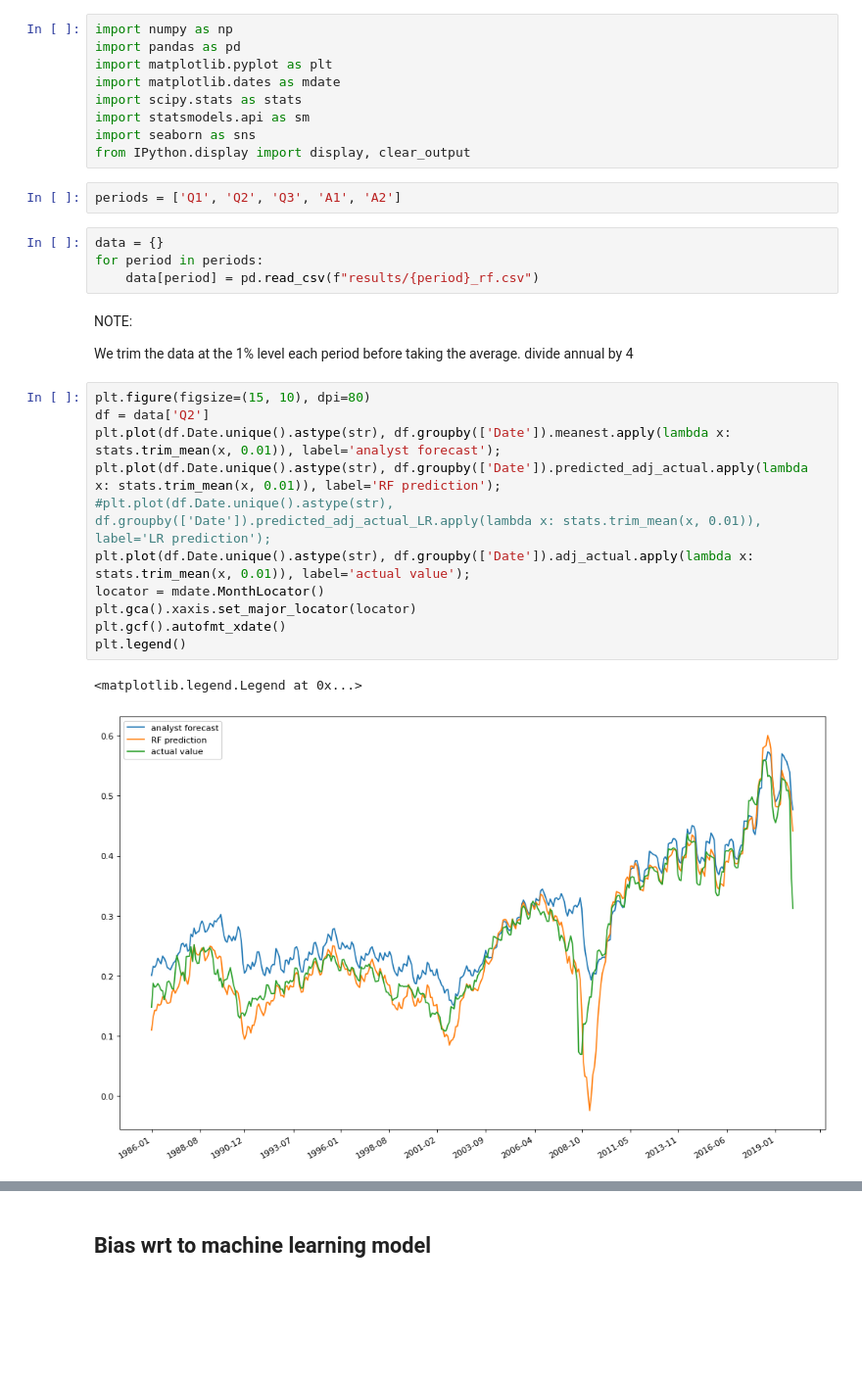
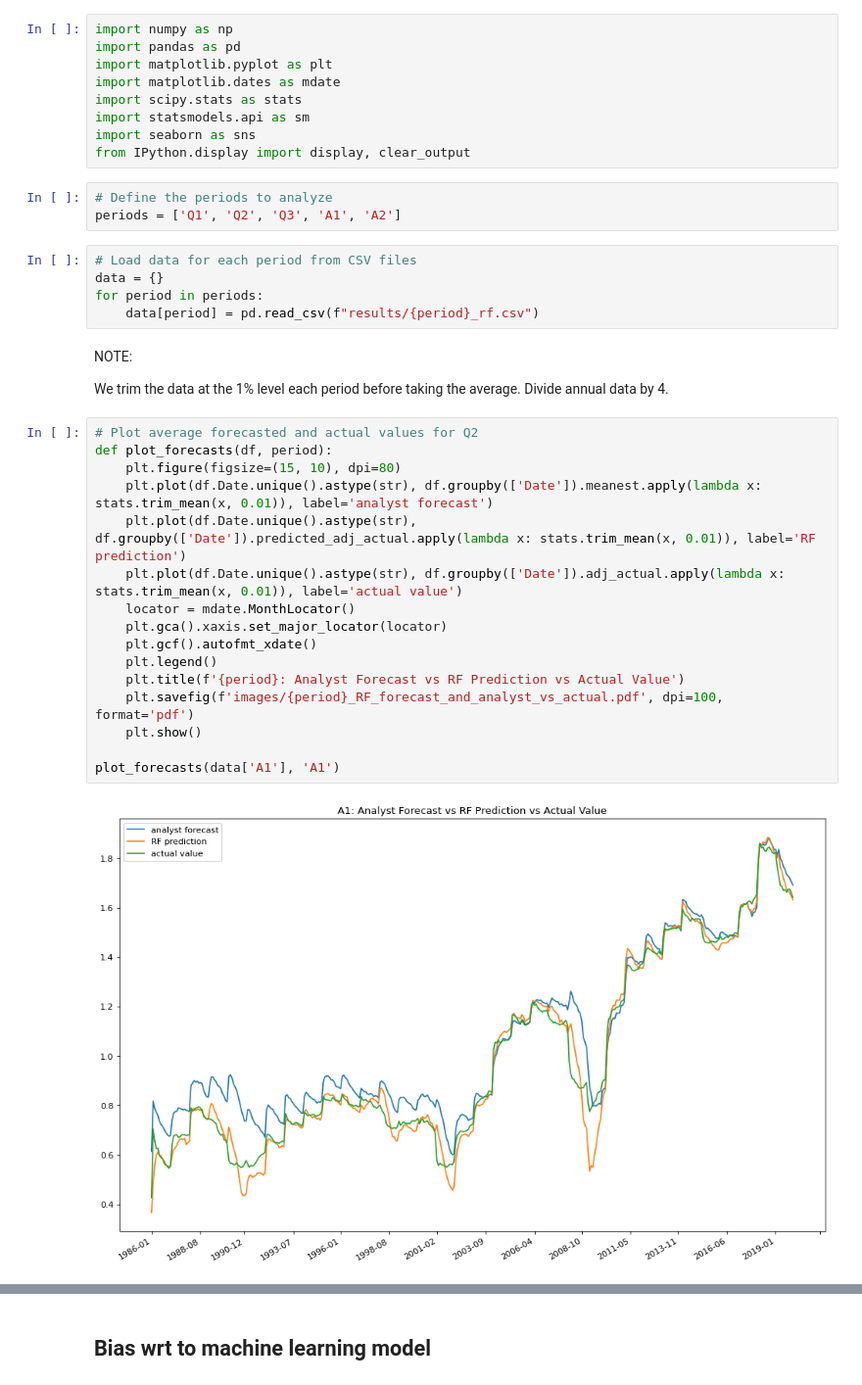
Before and after one commit to NicoloMarsucco/ML-financial-modelling, a Jupyter notebook: bias_analysis.ipynb, the cells around one changed output, grey strips where cells are left out. Shown at 98% size. Drawn from its saved outputs; the diff is of its cells as text; blank space fills up the shorter version.

```diff
--- a/bias_analysis.ipynb
+++ b/bias_analysis.ipynb
@@ -10,27 +10,33 @@ import statsmodels.api as sm
 import seaborn as sns
 from IPython.display import display, clear_output
 # %%
+# Define the periods to analyze
 periods = ['Q1', 'Q2', 'Q3', 'A1', 'A2']
 # %%
+# Load data for each period from CSV files
 data = {}
 for period in periods:
     data[period] = pd.read_csv(f"results/{period}_rf.csv")
 # %% [markdown]
 NOTE:
 
-We trim the data at the 1% level each period before taking the average. divide annual by 4
+We trim the data at the 1% level each period before taking the average. Divide annual data by 4.
 # %%
-plt.figure(figsize=(15, 10), dpi=80)
-df = data['Q2']
-plt.plot(df.Date.unique().astype(str), df.groupby(['Date']).meanest.apply(lambda x: stats.trim_mean(x, 0.01)), label='analyst forecast');
-plt.plot(df.Date.unique().astype(str), df.groupby(['Date']).predicted_adj_actual.apply(lambda x: stats.trim_mean(x, 0.01)), label='RF prediction');
-#plt.plot(df.Date.unique().astype(str), df.groupby(['Date']).predicted_adj_actual_LR.apply(lambda x: stats.trim_mean(x, 0.01)), label='LR prediction');
-plt.plot(df.Date.unique().astype(str), df.groupby(['Date']).adj_actual.apply(lambda x: stats.trim_mean(x, 0.01)), label='actual value');
-locator = mdate.MonthLocator()
-plt.gca().xaxis.set_major_locator(locator)
-plt.gcf().autofmt_xdate()
-plt.legend()
+# Plot average forecasted and actual values for Q2
+def plot_forecasts(df, period):
+    plt.figure(figsize=(15, 10), dpi=80)
+    plt.plot(df.Date.unique().astype(str), df.groupby(['Date']).meanest.apply(lambda x: stats.trim_mean(x, 0.01)), label='analyst forecast')
+    plt.plot(df.Date.unique().astype(str), df.groupby(['Date']).predicted_adj_actual.apply(lambda x: stats.trim_mean(x, 0.01)), label='RF prediction')
+    plt.plot(df.Date.unique().astype(str), df.groupby(['Date']).adj_actual.apply(lambda x: stats.trim_mean(x, 0.01)), label='actual value')
+    locator = mdate.MonthLocator()
+    plt.gca().xaxis.set_major_locator(locator)
+    plt.gcf().autofmt_xdate()
+    plt.legend()
+    plt.title(f'{period}: Analyst Forecast vs RF Prediction vs Actual Value')
+    plt.savefig(f'images/{period}_RF_forecast_and_analyst_vs_actual.pdf', dpi=100, format='pdf')
+    plt.show()
+
+plot_forecasts(data['A1'], 'A1')
 # %% [output]
-<matplotlib.legend.Legend at 0x...>
-[figure, old version]
+[figure, new version]
 # %%
```
Also changed, not shown: parts of 28 cells of this notebook, 6 other files.
